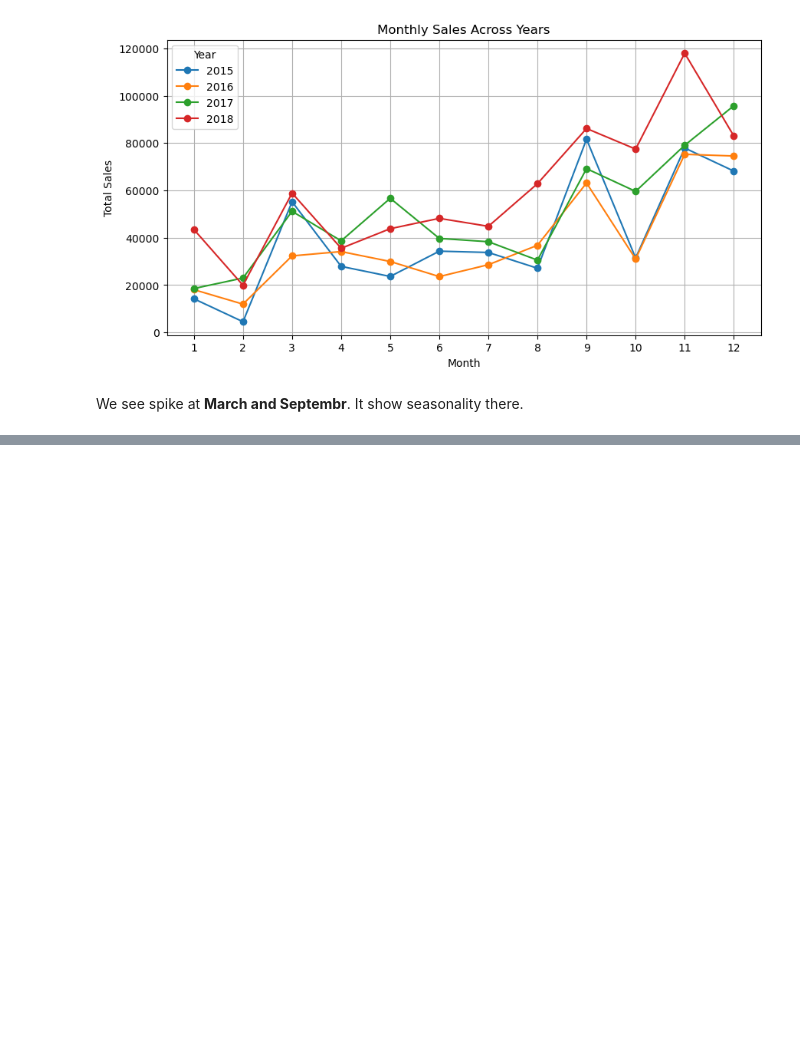
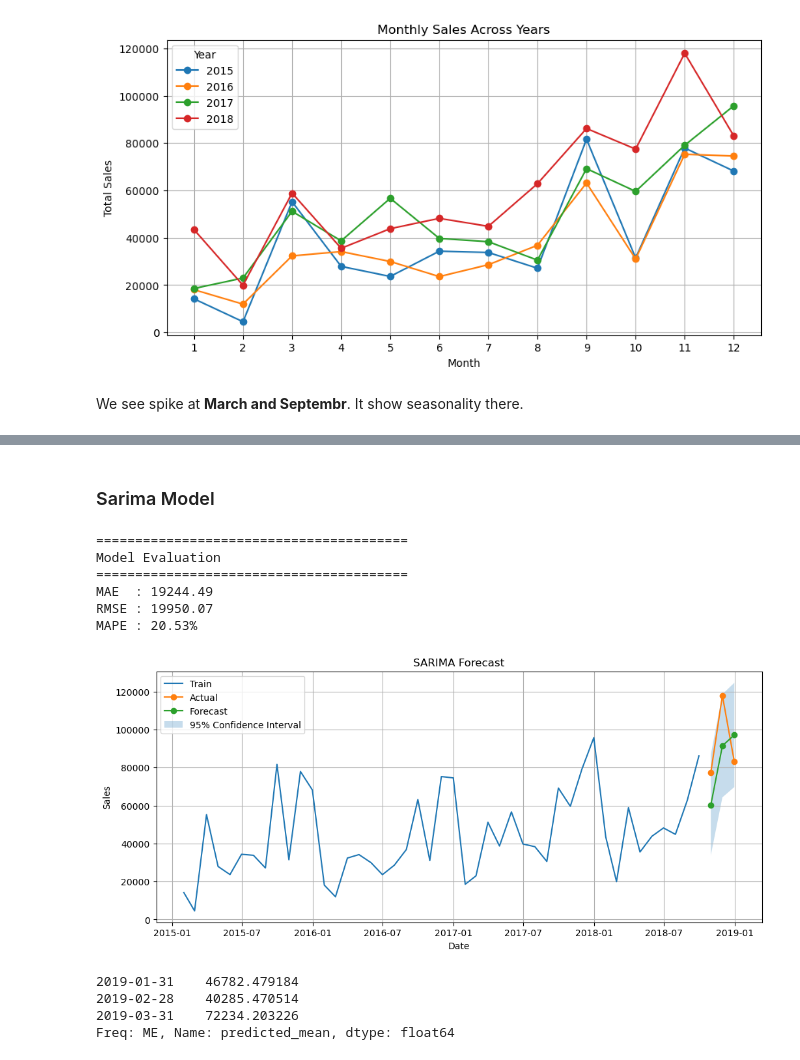
Before and after one commit to bishalanand/Sales-analysis, a Jupyter notebook: Analysis.ipynb, the cells around one changed output, grey strips where cells are left out. Saved outputs shown, nothing was run; the diff lists cells and outputs as text; code cells hidden in the pictures; blank space fills up the shorter version.

```diff
--- a/Analysis.ipynb
+++ b/Analysis.ipynb
@@ -4,7 +4,7 @@ import pandas as pd
 import matplotlib.pyplot as plt
 import seaborn as sns
 # %%
-df=pd.read_csv(r"C:\Users\bisha\OneDrive\Desktop\SalesForecasting_Bishal_Anand\data.csv")
+df=pd.read_csv(r"C:\Users\bisha\OneDrive\Documents\GitHub\Sales-analysis/data.csv")
 # %%
 df.head()
 # %% [output]
@@ -324,0 +496,61 @@ memory usage: 2.0+ MB
+# %% [markdown]
+### Sarima Model
+# %%
+#Train the model
+sarima_model = SARIMAX(
+    train,
+    order=(1, 1, 1),
+    seasonal_order=(1, 1, 1, 12),
+    enforce_stationarity=False,
+    enforce_invertibility=False
+)
+
+sarima_result = sarima_model.fit()
+# %%
+#prediction
+forecast = sarima_result.get_forecast(steps=len(test))
+sarima_pred = forecast.predicted_mean
+confidence_interval = forecast.conf_int()
+# %%
+#Evaluation
+sarima_metrics = evaluate_model(test, sarima_pred)
+results["SARIMA"] = sarima_metrics
+# %% [output]
+========================================
+Model Evaluation
+========================================
+MAE  : 19244.49
+RMSE : 19950.07
+MAPE : 20.53%
+# %%
+#plot actual vs predicted
+plt.figure(figsize=(12,5))
+
+plt.plot(train.index, train, label="Train")
+
+plt.plot(test.index, test, label="Actual", marker="o")
+
+plt.plot(sarima_pred.index, sarima_pred,
+         label="Forecast", marker="o")
+
+plt.fill_between(
+    confidence_interval.index,
+    confidence_interval.iloc[:,0],
+    confidence_interval.iloc[:,1],
+    alpha=0.25,
+    label="95% Confidence Interval"
+)
+
+plt.title("SARIMA Forecast")
+
+plt.xlabel("Date")
+
+plt.ylabel("Sales")
+
+plt.legend()
+
+plt.grid(True)
+
+plt.show()
+# %% [output]
+[figure, added]
@@ -324,0 +566,16 @@ memory usage: 2.0+ MB
+# %%
+future = final_sarima.get_forecast(steps=3)
+
+future_sales = future.predicted_mean
+
+future_ci = future.conf_int()
+
+print(future_sales)
+results["SARIMA"]["Month 1"] = future_sales.iloc[0]
+results["SARIMA"]["Month 2"] = future_sales.iloc[1]
+results["SARIMA"]["Month 3"] = future_sales.iloc[2]
+# %% [output]
+2019-01-31    46782.479184
+2019-02-28    40285.470514
+2019-03-31    72234.203226
+Freq: ME, Name: predicted_mean, dtype: float64
```
Also changed, not shown: parts of 40 cells of this notebook.
